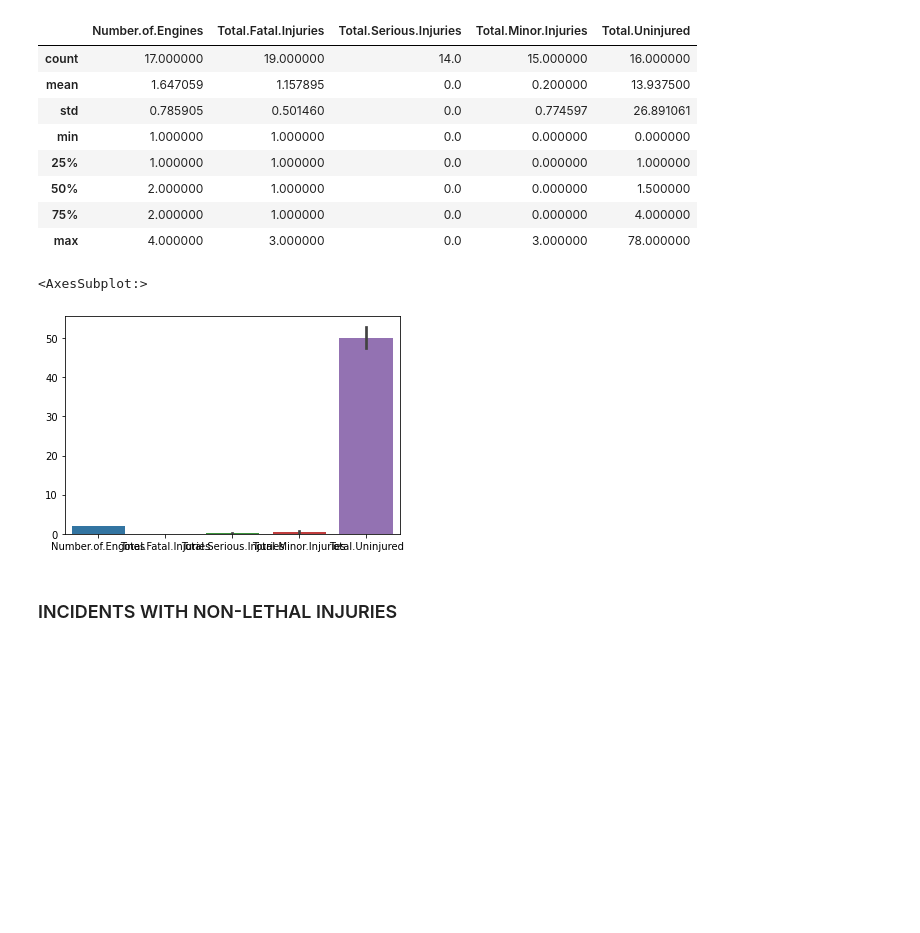
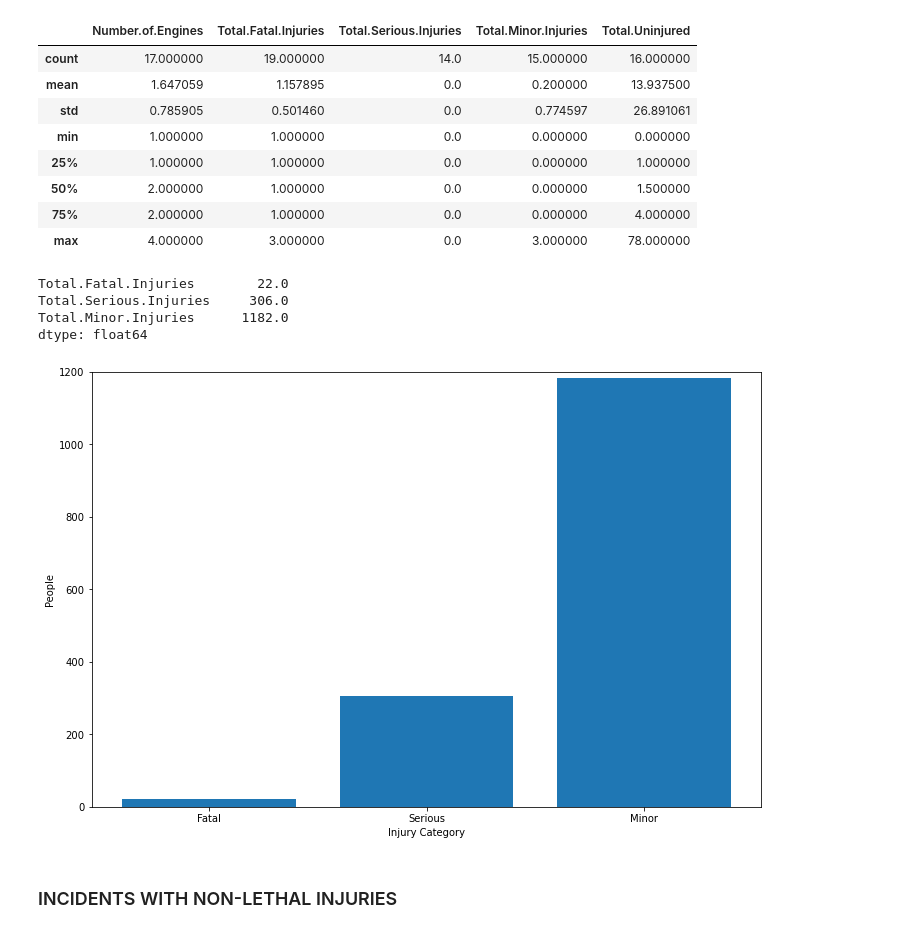
Before and after one commit to dvdhartsman/dsc-phase-1-project-v3, a Jupyter notebook: Untitled.ipynb, the cells around one changed output. Saved outputs shown, nothing was run; the diff lists cells and outputs as text; code cells hidden in the pictures; blank space fills up the shorter version.

```diff
--- a/Untitled.ipynb
+++ b/Untitled.ipynb
@@ -129,13 +201,23 @@ incident_deaths.describe()
 | 75% | 2.000000 | 1.000000 | 0.0 | 0.000000 | 4.000000 |
 | max | 4.000000 | 3.000000 | 0.0 | 3.000000 | 78.000000 |
 # %%
-sns.barplot(data=incidents, )
-
-#             "Total.Serious.Injuries", "Total.Minor.Injuries", "Total.Uninjured"],
-#             data = incident_deaths)
+incidents[["Total.Fatal.Injuries", "Total.Serious.Injuries", "Total.Minor.Injuries"]].sum()
 # %% [output]
-<AxesSubplot:>
+Total.Fatal.Injuries        22.0
+Total.Serious.Injuries     306.0
+Total.Minor.Injuries      1182.0
+dtype: float64
-[figure, removed]
+# %%
+plot_data = incident_deaths[["Total.Fatal.Injuries", "Total.Serious.Injuries", "Total.Minor.Injuries"]]
+
+
+fig, ax = plt.subplots(figsize=(12, 8))
+ax.set_ylim(0, 1200)
+ax.set_ylabel("People")
+ax.set_xlabel("Injury Category")
+ax.bar(x=["Fatal", "Serious", "Minor"], height = [22, 306, 1182]);
+# %% [output]
+[figure, added]
 # %% [markdown]
 ### INCIDENTS WITH NON-LETHAL INJURIES
 # %%
```
Also changed, not shown: parts of 36 cells of this notebook, 1 other file.
